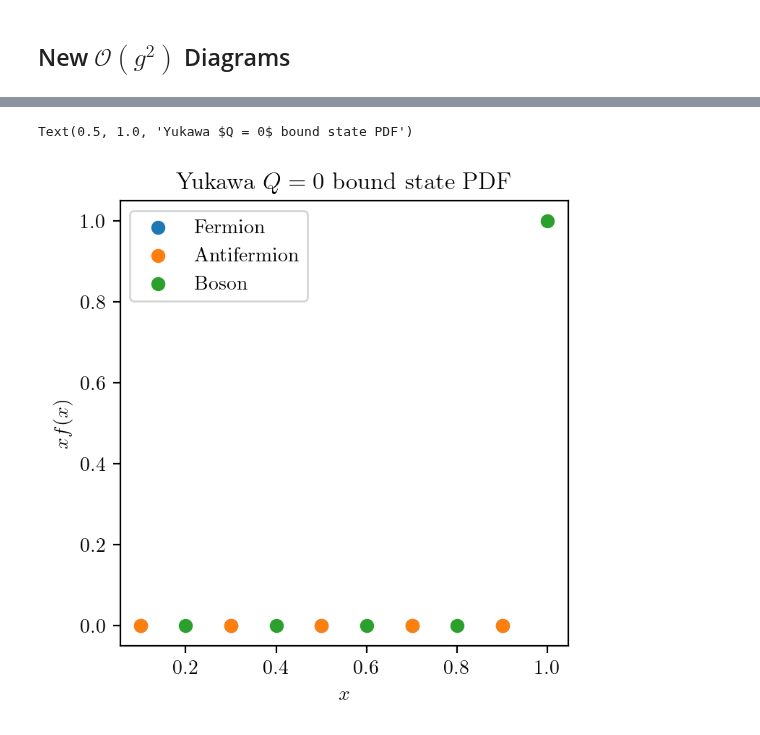
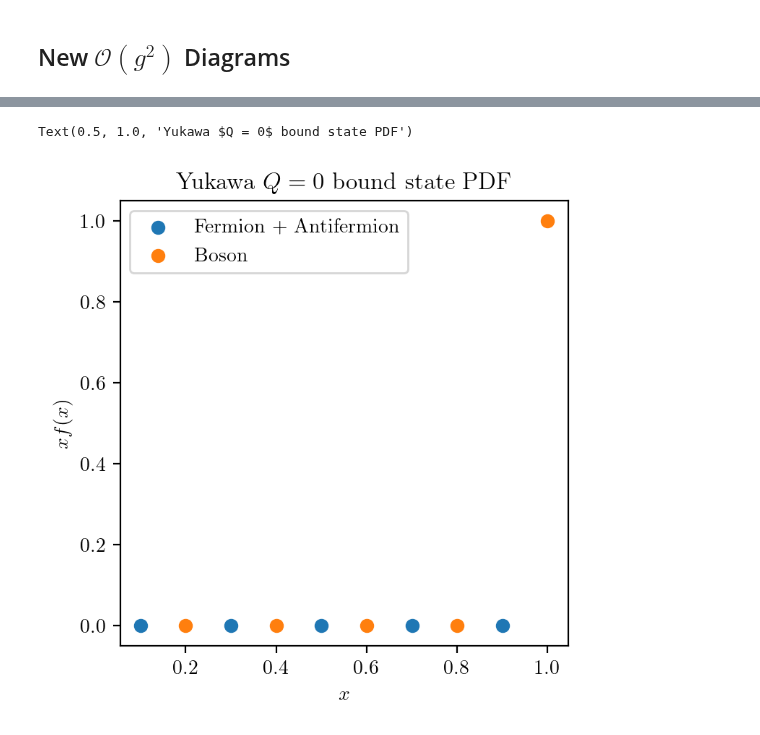
Before and after one commit to cgustin99/OpenParticle, a Jupyter notebook: models/Yukawa/yukawa.ipynb, the cells around one changed output, grey strips where cells are left out. Drawn from its saved outputs; the diff is of its cells as text; code cells hidden in the pictures.

```diff
--- a/models/Yukawa/yukawa.ipynb
+++ b/models/Yukawa/yukawa.ipynb
@@ -54,15 +55,18 @@ def J(res, g, mf):
     three_point.remove_identity()
     return g * three_point
 # %%
-res = 6
+res = 5
 g = 1
 mf = 1
 mb = 0.1
+n_particles = 10
+# kvals = [2**p for p in range(1, res)]
+kvals = list(range(1, res + 1))
 plt.figure(figsize = (4, 4), dpi = 200)
-e, L = m2_vs_res(res_vals=res, baryon_number = 0, coupling = g, mf = mf, mb = mb)
-plt.scatter(L, np.array(e), marker='.', label = 'B = 0')
+e = m2_vs_res(res_vals=kvals, baryon_number = 0, coupling = g, mf = mf, mb = mb)
+plt.scatter(kvals, np.array(e), marker='.')
 plt.scatter([], [], color = 'white', label = f'g = {g}, $m_f$ = {mf}, $m_b$ = {mb}')
-plt.xlabel(f'$L$')
+plt.xlabel('Res.')
 plt.ylabel(f'$M^2$')
 plt.tight_layout()
 plt.legend()
@@ -232,11 +233,12 @@ mf = 1
 mb = 0.1
 g = 1
 
+kvals = list(range(1, res + 1))
 plt.figure(figsize = (4, 4), dpi = 200)
-e, L = renormalized_m2_vs_res(res_vals=res, t = t, treg = treg, g = g, mf = mf, mb = mb, baryon_number=0)
-plt.scatter(L, np.array(e), marker='.', label = 'Q = 0')
+e = renormalized_m2_vs_res(res_vals=kvals, t = t, treg = treg, g = g, mf = mf, mb = mb, baryon_number=0)
+plt.scatter(kvals, np.array(e), marker='.', label = 'Q = 0')
 plt.scatter([], [], color = 'white', label = f'g = {g}, $m_f$ = {mf}, $m_b$ = {mb}')
-plt.xlabel(f'$L$')
+plt.xlabel('Res.')
 plt.ylabel(f'$M^2$')
 plt.tight_layout()
 plt.legend()
@@ -252,10 +298,10 @@ plt.show()
 # %%
 res = 5
-t = 0.01
+t = 0.1
 treg = 0
 mf = 1
 mb = 0.1
-g = 1
+g = 0.1
 baryon_number = 0
 
 ham = renormalized_Yukawa_hamiltonian(res = res, t = t, treg = treg, g = g, mf = mf, mb = mb)
@@ -263,32 +309,32 @@ basis = momentum_states_partition(res)
 basis = impose_baryon_number(res = res, basis = basis, baryon_number=baryon_number)
 K_matrix = generate_matrix(ham, basis)
 
 vals, vecs = np.linalg.eigh(K_matrix)
 psi = numpy_to_fock(vecs[:, 0], basis)
 max_weight, _ = max_fock_weight(psi)
 
 fermion_pdf = pdf(res, psi, 'fermion')
 antifermion_pdf = pdf(res, psi, 'antifermion')
 boson_pdf = pdf(res, psi, 'boson')
 
 x_fermion = np.array([k/res for k in np.arange(1/2, res, 1)])
 x_boson = np.array([k/res for k in np.arange(1, res + 1, 1)])
 
 
 plt.figure(figsize = (4, 4), dpi = 200)
 
 if np.allclose(fermion_pdf, antifermion_pdf):
-    plt.scatter(x_fermion, x_fermion * np.real(fermion_pdf), label = f'Fermion/Antifermion')
+    plt.scatter(x_fermion, 2 * x_fermion * np.real(fermion_pdf), label = f'Fermion $+$ Antifermion')
 
 else:
     plt.scatter(x_fermion, x_fermion * np.real(fermion_pdf), label = f'Fermion')
     plt.scatter(x_fermion, x_fermion * np.real(antifermion_pdf), label = f'Antifermion')
 plt.scatter(x_boson, x_boson * np.real(boson_pdf), label = f'Boson')
 # plt.scatter([], [], color = 'white', label = f'{max_weight}')
 plt.legend()
 plt.xlabel(f'$x$')
 plt.ylabel(f'$xf(x)$')
 plt.title(f"Yukawa $Q = {baryon_number}$ bound state PDF")
 # %% [output]
 Text(0.5, 1.0, 'Yukawa $Q = 0$ bound state PDF')
-[figure, old version]
+[figure, new version]
```
Also changed, not shown: parts of 8 cells of this notebook, 1 other file.
